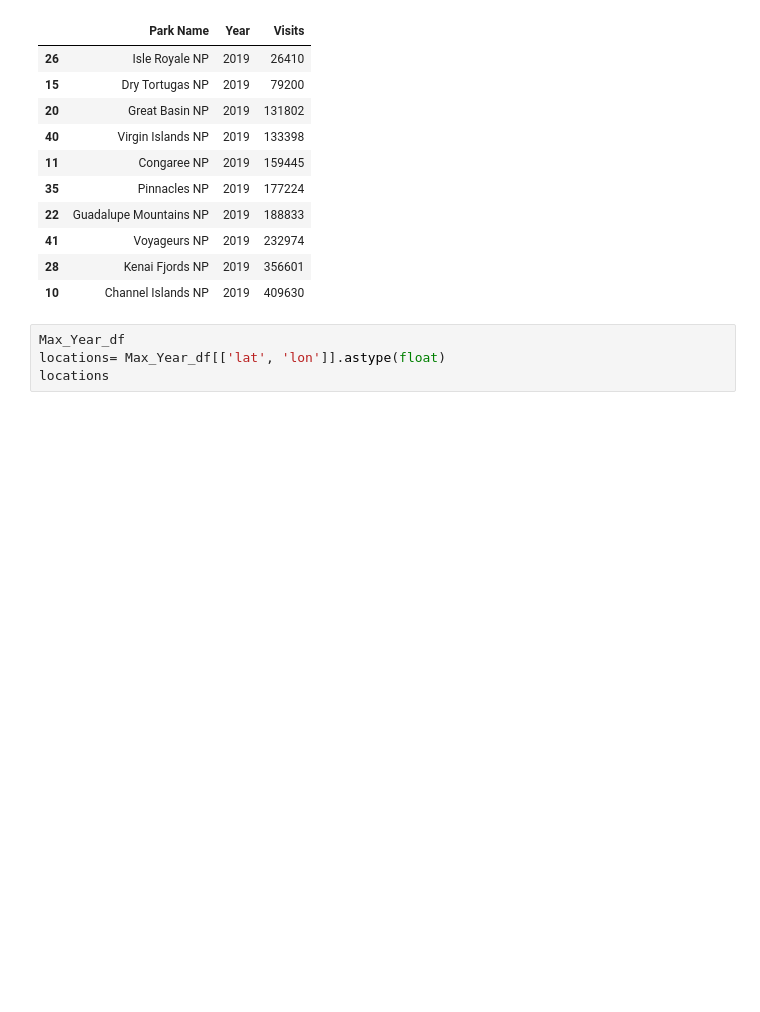
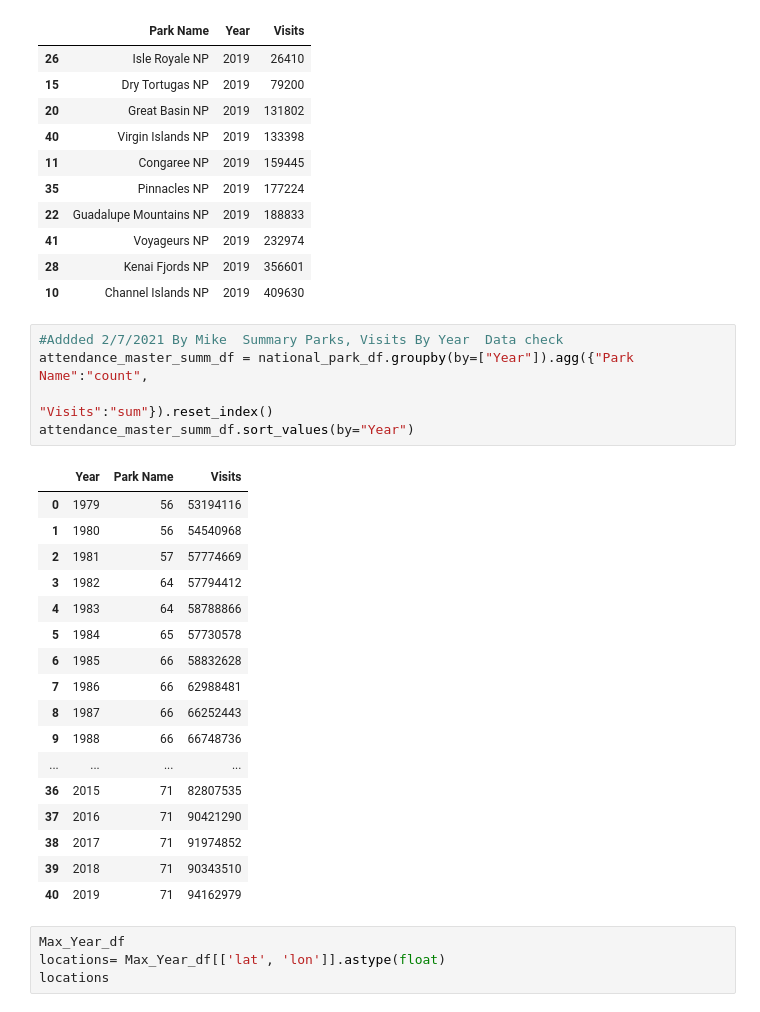
Before and after one commit to mregpala/project-national-park-performance, a Jupyter notebook: NationalParkAnalysis.ipynb, the cells around one changed output. Drawn from its saved outputs; the diff is of its cells as text; blank space fills up the shorter version.

```diff
--- a/NationalParkAnalysis.ipynb
+++ b/NationalParkAnalysis.ipynb
@@ -560,6 +562,29 @@ Max_Year_df[["Park Name","Year","Visits"]].sort_values(by=["Visits"]).head(10)
 | 41 | Voyageurs NP | 2019 | 232974 |
 | 28 | Kenai Fjords NP | 2019 | 356601 |
 | 10 | Channel Islands NP | 2019 | 409630 |
+# %%
+#Addded 2/7/2021 By Mike  Summary Parks, Visits By Year  Data check
+attendance_master_summ_df = national_park_df.groupby(by=["Year"]).agg({"Park Name":"count",
+                                                                          "Visits":"sum"}).reset_index()
+attendance_master_summ_df.sort_values(by="Year")
+# %% [output]
+|  | Year | Park Name | Visits |
+| 0 | 1979 | 56 | 53194116 |
+| 1 | 1980 | 56 | 54540968 |
+| 2 | 1981 | 57 | 57774669 |
+| 3 | 1982 | 64 | 57794412 |
+| 4 | 1983 | 64 | 58788866 |
+| 5 | 1984 | 65 | 57730578 |
+| 6 | 1985 | 66 | 58832628 |
+| 7 | 1986 | 66 | 62988481 |
+| 8 | 1987 | 66 | 66252443 |
+| 9 | 1988 | 66 | 66748736 |
+| ... | ... | ... | ... |
+| 36 | 2015 | 71 | 82807535 |
+| 37 | 2016 | 71 | 90421290 |
+| 38 | 2017 | 71 | 91974852 |
+| 39 | 2018 | 71 | 90343510 |
+| 40 | 2019 | 71 | 94162979 |
 # %%
 Max_Year_df
 locations= Max_Year_df[['lat', 'lon']].astype(float)
```
Also changed, not shown: parts of 12 cells of this notebook.
